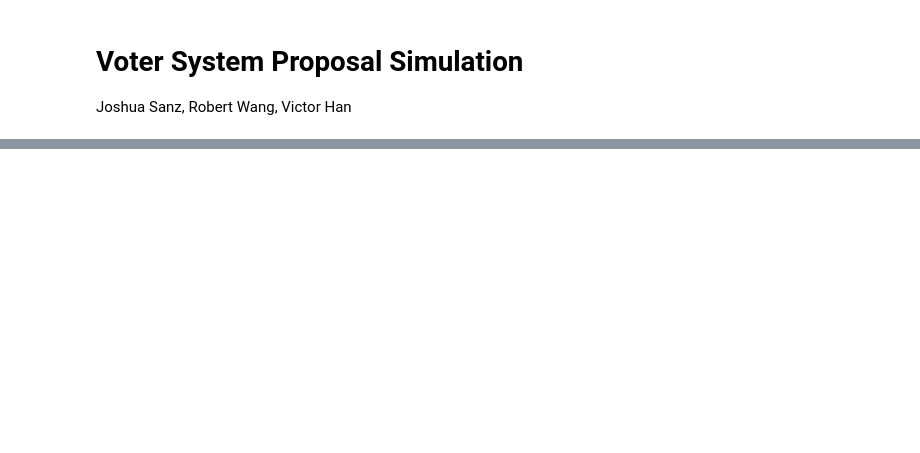
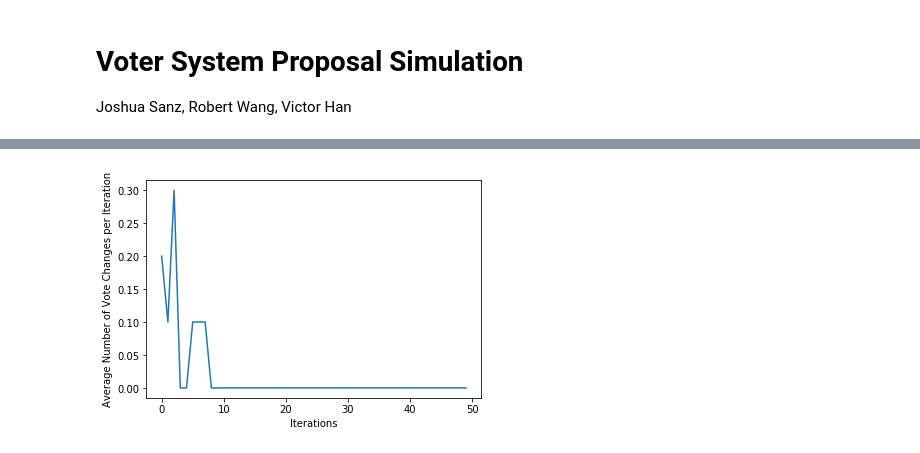
Before and after one commit to vhan95/EECS126_project, a Jupyter notebook: proposal.ipynb, the cells around one changed output, grey strips where cells are left out. Saved outputs shown, nothing was run; the diff lists cells and outputs as text; code cells hidden in the pictures; blank space fills up the shorter version.

```diff
--- a/proposal.ipynb
+++ b/proposal.ipynb
@@ -68,0 +77,5 @@ for i in range(10):
+# %%
+# Plot the average number of belief changes per iteration
+plot_flux(flux_arr)
+# %% [output]
+[figure, added]
```
Also changed, not shown: parts of 10 cells of this notebook, 2 other files.
